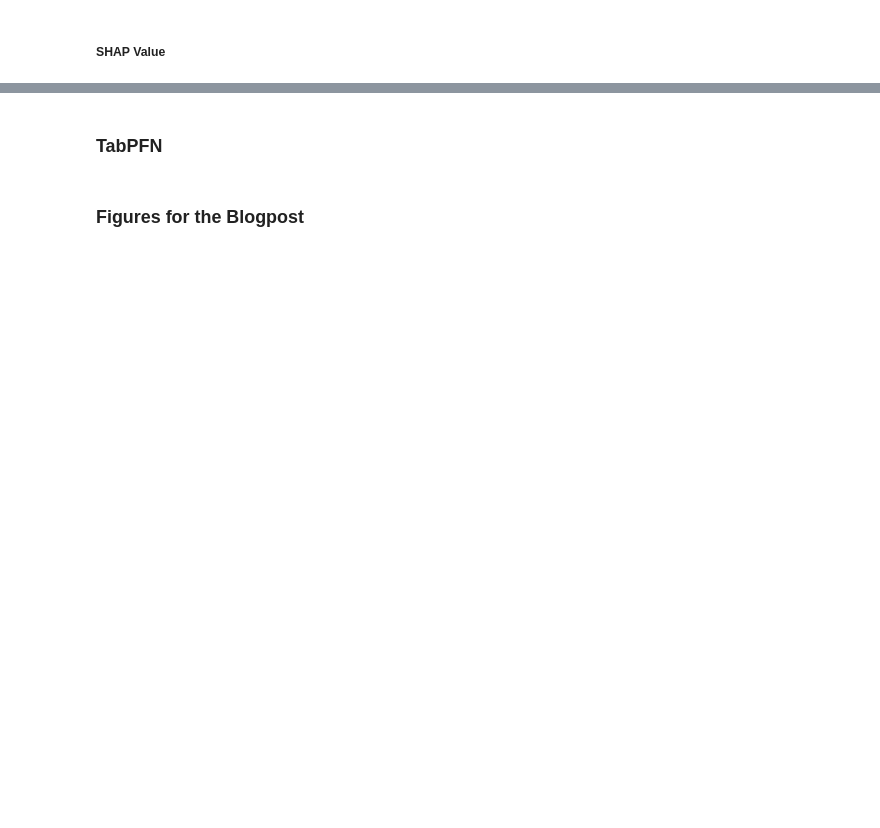
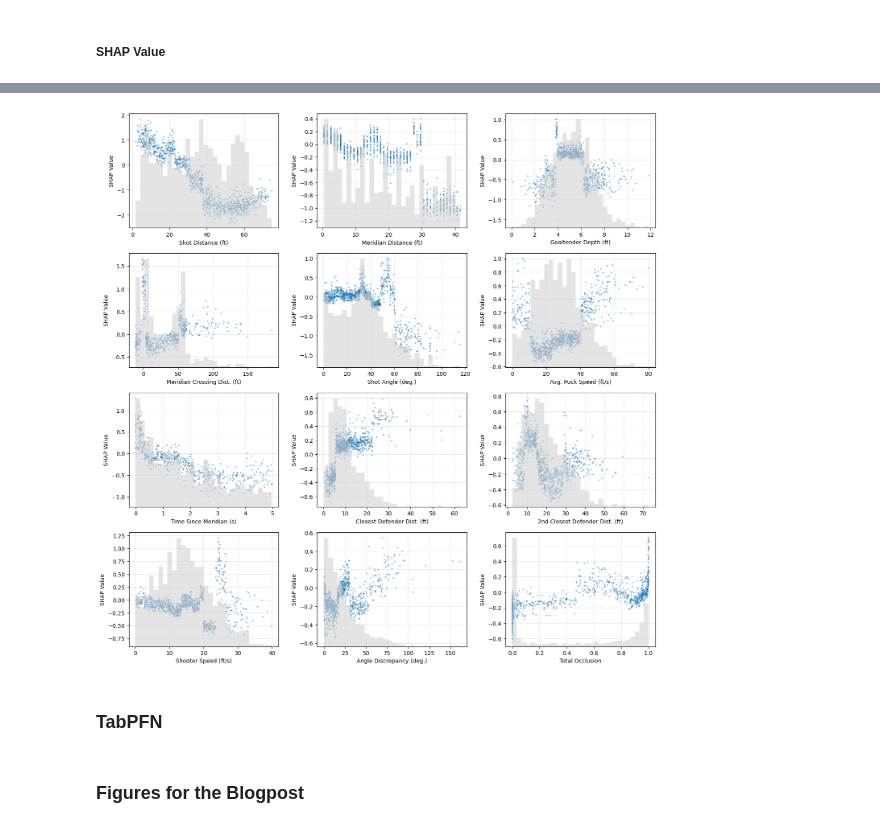
Before and after one commit to howardbaik/player-tracking-data, a Jupyter notebook: feature-based-expected-goals.ipynb, the cells around one changed output, grey strips where cells are left out. Drawn from its saved outputs; the diff is of its cells as text; code cells hidden in the pictures; blank space fills up the shorter version.

```diff
--- a/feature-based-expected-goals.ipynb
+++ b/feature-based-expected-goals.ipynb
@@ -1286,3 +1417,61 @@ importance_df = pl.DataFrame({
+# %%
+import matplotlib.pyplot as plt
+import numpy as np
+
+# Features to plot (excluding categorical Shot Type) sorted by importance
+plot_features = [f for f in shap_importance["Feature"].to_list() if f != "Detail_1"]
+
+FEATURE_LABELS_UNITS = {
+    "shot_distance": "Shot Distance (ft)",
+    "d_m": "Meridian Distance (ft)",
+    "goaltender_depth": "Goaltender Depth (ft)",
+    "meridian_cross_dist": "Meridian Crossing Dist. (ft)",
+    "Shot_Angle": "Shot Angle (deg.)",
+    "avg_puck_speed_fps": "Avg. Puck Speed (ft/s)",
+    "time_since_meridian": "Time Since Meridian (s)",
+    "closest_def_dist": "Closest Defender Dist. (ft)",
+    "second_closest_def_dist": "2nd Closest Defender Dist. (ft)",
+    "shooter_speed_fps": "Shooter Speed (ft/s)",
+    "angle_discrepancy": "Angle Discrepancy (deg.)",
+    "total_occlusion": "Total Occlusion",
+}
+
+# Map feature names to their column index in X / shap_values
+feat_idx = {f: i for i, f in enumerate(FEATURES)}
+
+ncols = 3
+nrows = 4
+fig, axes = plt.subplots(nrows, ncols, figsize=(14, 14))
+axes_flat = axes.flatten()
+
+for i, feat in enumerate(plot_features):
+    ax = axes_flat[i]
+    col_idx = feat_idx[feat]
+    x_vals = X.iloc[:, col_idx].values.astype(float)
+    y_vals = shap_values[:, col_idx]
+
+    # Background histogram
+    ax2 = ax.twinx()
+    ax2.hist(x_vals, bins=30, color="lightgray", edgecolor="none", alpha=0.6)
+    ax2.set_yticks([])
+    ax2.set_ylabel("")
+
+    # SHAP scatter (on top)
+    ax.scatter(x_vals, y_vals, s=2, alpha=0.5, color="#1f77b4", zorder=3)
+    ax.set_xlabel(FEATURE_LABELS_UNITS.get(feat, feat))
+    ax.set_ylabel("SHAP Value")
+    ax.set_axisbelow(True)
+    ax.grid(True, alpha=0.3)
+
+# Hide any unused subplots
+for j in range(len(plot_features), len(axes_flat)):
+    axes_flat[j].set_visible(False)
+
+plt.tight_layout()
+fig.savefig("shap_dependence_grid.png", dpi=300)
+plt.show()
+# %% [output]
+[figure, added]
 # %% [markdown]
 ### TabPFN
 # %% [markdown]
```
Also changed, not shown: parts of 4 cells of this notebook, 2 other files.
